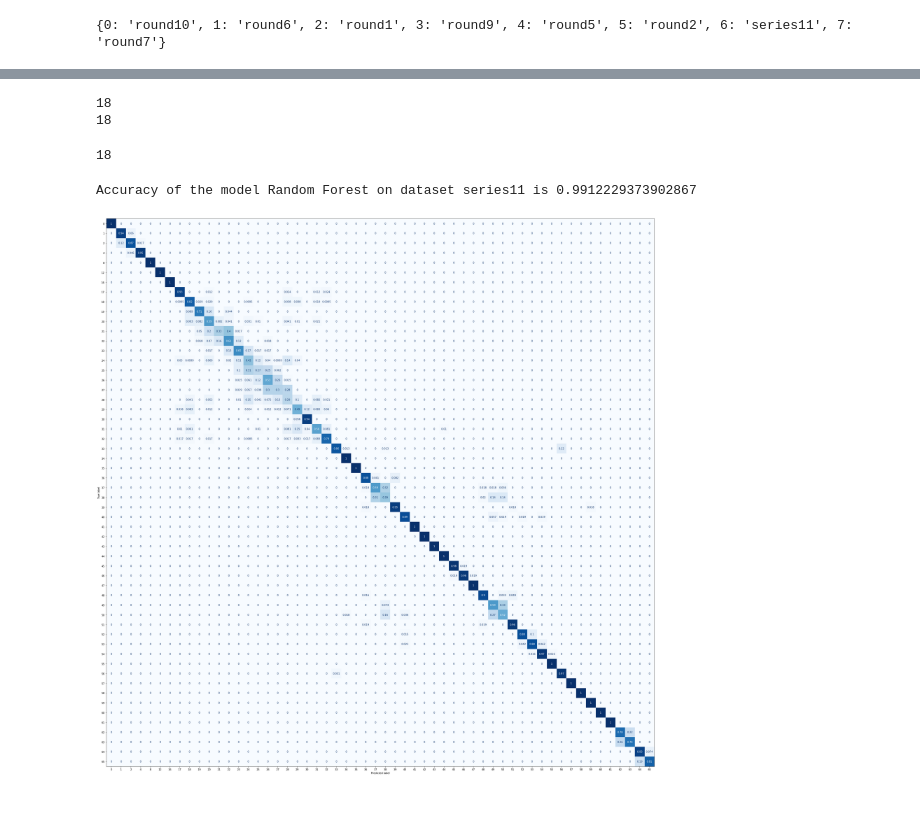
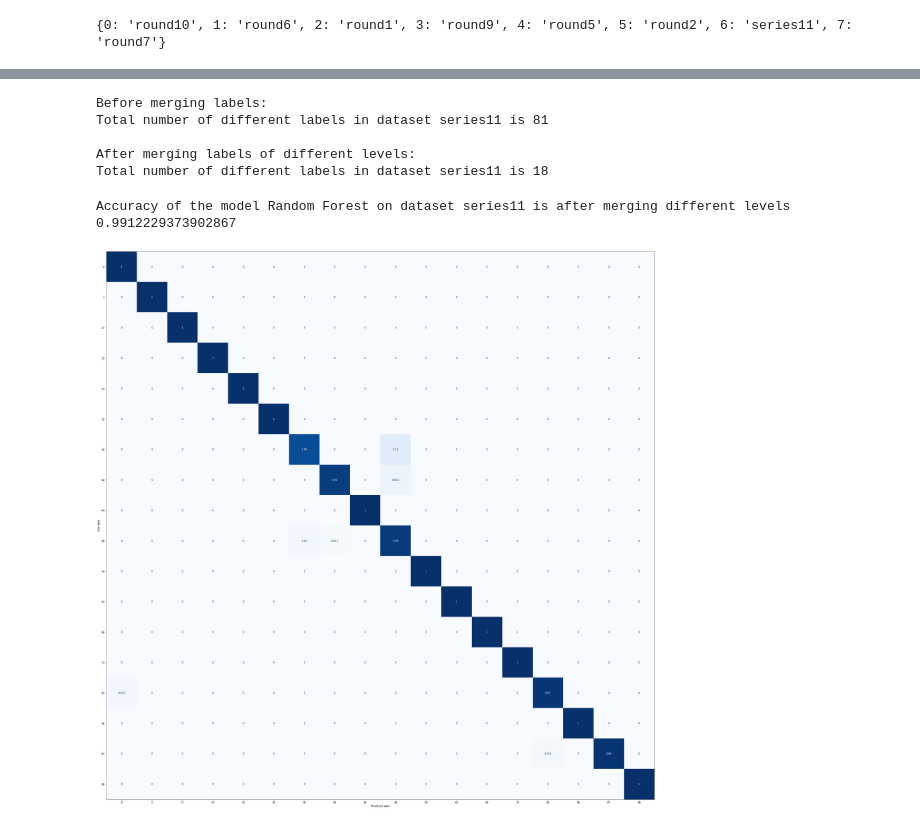
Before and after one commit to EhsanSaZ/BottleneckDetection, a Jupyter notebook: analysis/normal_file_system_bottleneck_detection.ipynb, the cells around one changed output, grey strips where cells are left out. Saved outputs shown, nothing was run; the diff lists cells and outputs as text; code cells hidden in the pictures.

Commit message:
Fix bug in analysis_classes.py and update notebook

```diff
--- a/analysis/normal_file_system_bottleneck_detection.ipynb
+++ b/analysis/normal_file_system_bottleneck_detection.ipynb
@@ -49,15 +60,3 @@ print(len(dict(Counter(dtns_df[dtns_df.columns[len(dtns_df.columns) - 1]]))))
-# %%
-
-# merge two sets of write congestions together
-g_label = GroupedLabels(total_possible_labels=90)
-print(len(dict(Counter(dtns_df[dtns_df.columns[len(dtns_df.columns) - 1]]))))
-# dtns_df = g_label.grouped_write_cate(df=dtns_df)
-dtns_df = g_label.grouped_levels_cate(df=dtns_df)
-print(len(dict(Counter(dtns_df[dtns_df.columns[len(dtns_df.columns) - 1]]))))
-# print (dtns_df["label_value"])
-# %% [output]
-18
-18
 # %%
 def train_test_split_df(df):
     df = df.sample(frac=1).reset_index(drop=True)
@@ -66,35 +65,45 @@ def train_test_split_df(df):
     # total_labels = len(dict(Counter(y)))
     X_train, X_test, y_train, y_test = train_test_split(X, y, test_size=0.2, random_state=42)
     return X_train, X_test, y_train, y_test
-# %%
-print(len(dict(Counter(dtns_df[dtns_df.columns[len(dtns_df.columns) - 1]]))))
-# print(dict(Counter(dtns_df[dtns_df.columns[len(dtns_df.columns)-1]])))
-# a, b, c, d = train_test_split_df(dtns_df)
-# %% [output]
-18
+# %%
+# merge two sets of write congestions together
+g_label = GroupedLabels(total_possible_labels=90)
+print ("Before merging labels:\nTotal number of different labels in dataset {} is {}\n".format(chosen_dataset_name, len(dict(Counter(dtns_df[dtns_df.columns[len(dtns_df.columns) - 1]]))) ))
+levels_merged_df = g_label.grouped_levels_cate(df=dtns_df)
+print ("After merging labels of different levels:\nTotal number of different labels in dataset {} is {}\n".format(chosen_dataset_name, len(dict(Counter(dtns_df[dtns_df.columns[len(dtns_df.columns) - 1]]))) ))
+# dtns_df = g_label.grouped_levels_cate(df=dtns_df)
+# dtns_df = g_label.grouped_write_cate(df=dtns_df)
+# print (dtns_df["label_value"])
+# %% [output]
+Before merging labels:
+Total number of different labels in dataset series11 is 81
+
+After merging labels of different levels:
+Total number of different labels in dataset series11 is 18
 # %%
 # Running a model with a data set default model is random forest
 a_model = Model_Run()
-x_dtns_train, x_dtns_test, y_dtns_train, y_dtns_test = train_test_split_df(dtns_df)
-print("Accuracy of the model {} on dataset {} is".format(a_model.model_to_name[a_model.model_name], chosen_dataset_name),
-    a_model.run_model(df=dtns_df))
+levels_merged_x_dtns_train, levels_merged_x_dtns_test, levels_merged_y_dtns_train, levels_merged_y_dtns_test = train_test_split_df(levels_merged_df)
+print("Accuracy of the model {} on dataset {} is after merging different levels".format(a_model.model_to_name[a_model.model_name], chosen_dataset_name), a_model.run_model(df=levels_merged_df))
 
-rf_model = a_model.generate_with_all(x_dtns_train, y_dtns_train)
+levels_merged_rf_model = a_model.generate_with_all(levels_merged_x_dtns_train, levels_merged_y_dtns_train)
 # %% [output]
-Accuracy of the model Random Forest on dataset series11 is 0.9912229373902867
+Accuracy of the model Random Forest on dataset series11 is after merging different levels 0.9912229373902867
 # %%
 # creating confusion matrix for the chosen dataset and model
 from sklearn.metrics import ConfusionMatrixDisplay
 from sklearn.metrics import confusion_matrix
 
-y_predicted = rf_model.predict(x_dtns_test)
-
+levels_merged_y_predicted = levels_merged_rf_model.predict(levels_merged_x_dtns_test)
 fig, ax = plt.subplots(figsize=(40, 40))
-disp = ConfusionMatrixDisplay.from_predictions(y_dtns_test, y_predicted, labels=rf_model.classes_, normalize='true',
+disp = ConfusionMatrixDisplay.from_predictions(levels_merged_y_dtns_test, levels_merged_y_predicted,
+                                               labels=levels_merged_rf_model.classes_, normalize='true',
                                                cmap=plt.cm.Blues, ax=ax, colorbar=False)
-fig.savefig('grouped_all_levels_dataset_{}_confusion_matrix.jpg'.format(chosen_dataset_name), dpi=100)
+file_name ='grouped_all_levels_dataset_{}_confusion_matrix.jpg'.format(chosen_dataset_name)
+save_path = "{}/{}".format(basic_saving_dir, file_name)
+fig.savefig(save_path, dpi=100)
 # %% [output]
-[figure, old version]
+[figure, new version]
 # %%
 import time
 import numpy as np
```
Also changed, not shown: parts of 7 cells of this notebook, 1 other file.
